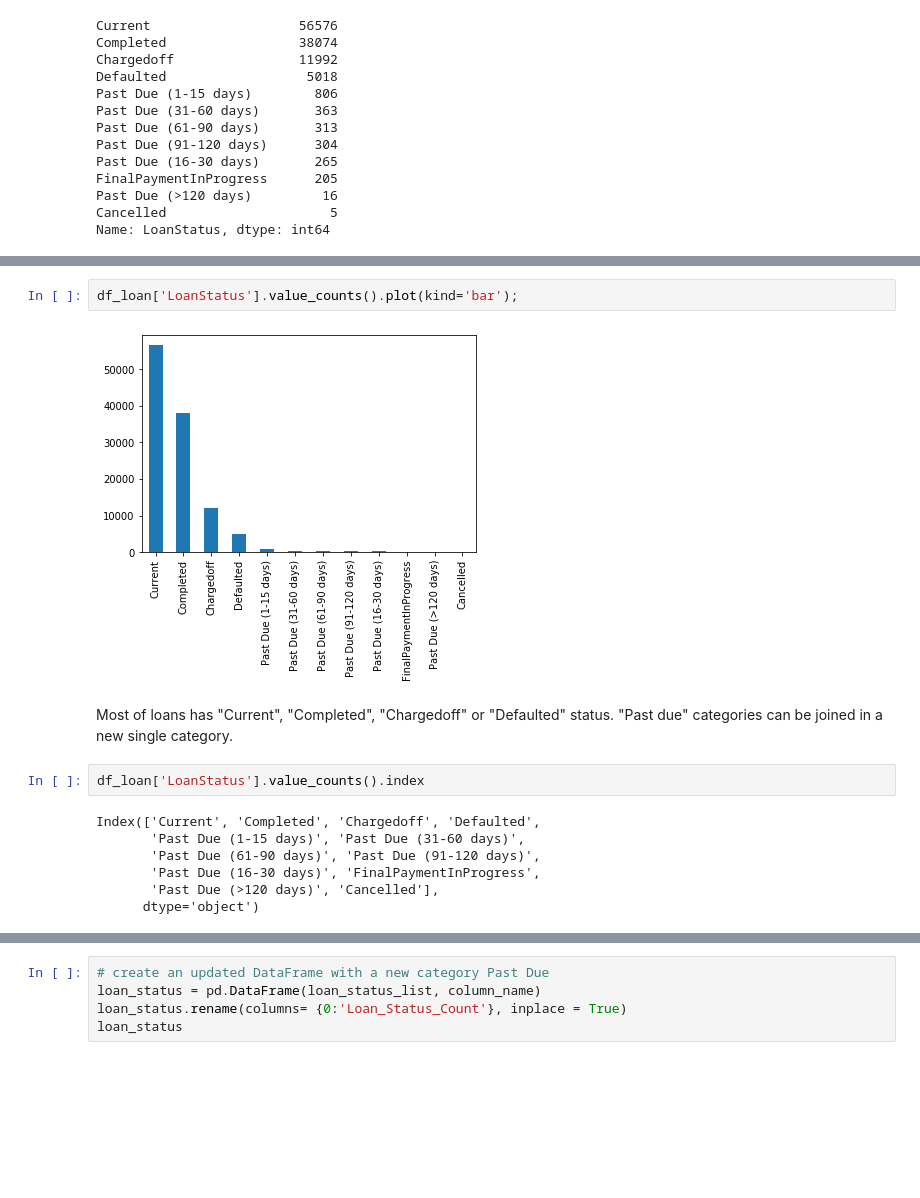
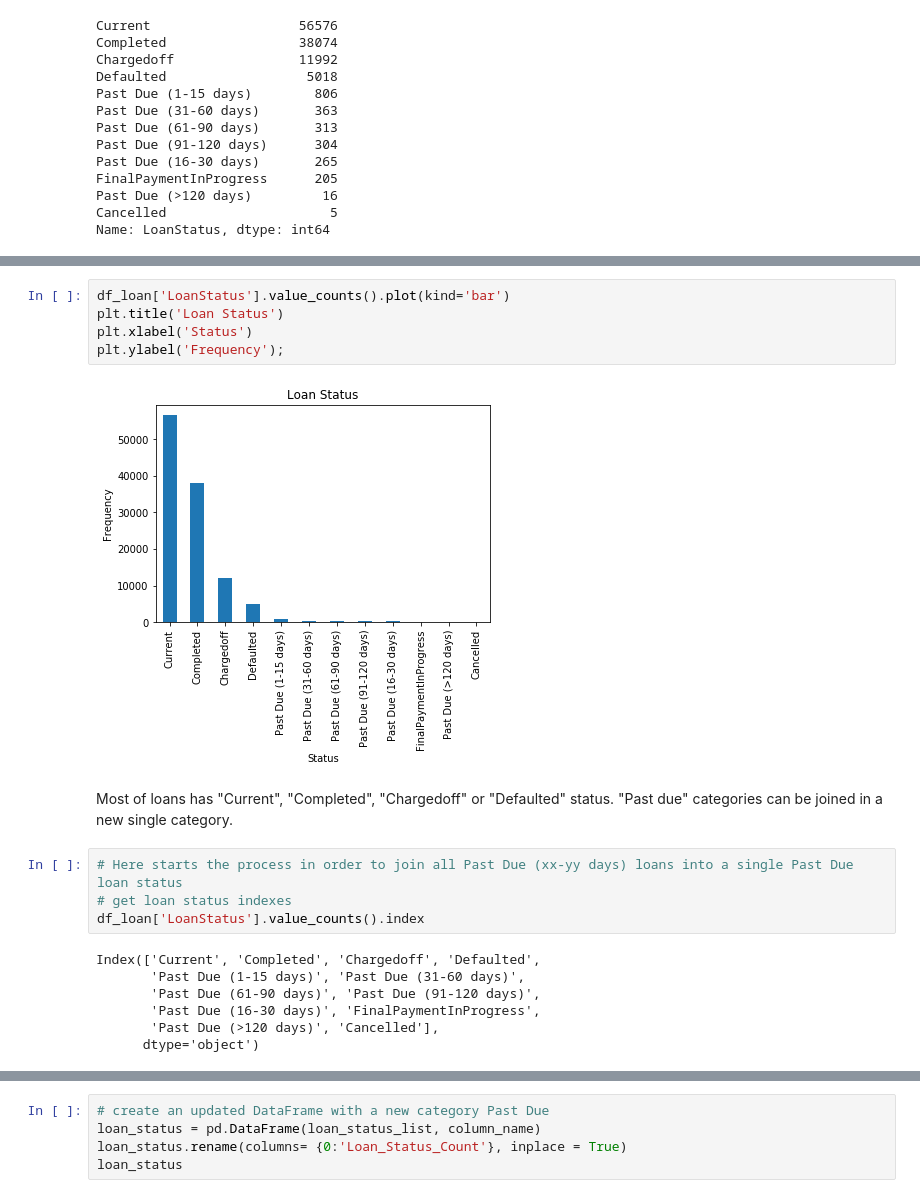
Before and after one commit to daniel-guarino/project05-communicate-data-findings, a Jupyter notebook: exploration_template.ipynb, the cells around one changed output, grey strips where cells are left out. Saved outputs shown, nothing was run; the diff lists cells and outputs as text; blank space fills up the shorter version.

```diff
--- a/exploration_template.ipynb
+++ b/exploration_template.ipynb
@@ -217,15 +234,20 @@ Here we have a summary of each Loan Status meaning, according to https://help.bi
 # %%
-df_loan['LoanStatus'].value_counts().plot(kind='bar');
+df_loan['LoanStatus'].value_counts().plot(kind='bar')
+plt.title('Loan Status')
+plt.xlabel('Status')
+plt.ylabel('Frequency');
 # %% [output]
-[figure, old version]
+[figure, new version]
 # %% [markdown]
 Most of loans has "Current", "Completed", "Chargedoff" or "Defaulted" status. "Past due" categories can be joined in a new single category.
-# %%
-df_loan['LoanStatus'].value_counts().index
-# %% [output]
-Index(['Current', 'Completed', 'Chargedoff', 'Defaulted',
-       'Past Due (1-15 days)', 'Past Due (31-60 days)',
-       'Past Due (61-90 days)', 'Past Due (91-120 days)',
-       'Past Due (16-30 days)', 'FinalPaymentInProgress',
-       'Past Due (>120 days)', 'Cancelled'],
-      dtype='object')
+# %%
+# Here starts the process in order to join all Past Due (xx-yy days) loans into a single Past Due loan status
+# get loan status indexes
+df_loan['LoanStatus'].value_counts().index
+# %% [output]
+Index(['Current', 'Completed', 'Chargedoff', 'Defaulted',
+       'Past Due (1-15 days)', 'Past Due (31-60 days)',
+       'Past Due (61-90 days)', 'Past Due (91-120 days)',
+       'Past Due (16-30 days)', 'FinalPaymentInProgress',
+       'Past Due (>120 days)', 'Cancelled'],
+      dtype='object')
```
Also changed, not shown: parts of 90 cells of this notebook, 3 other files.
